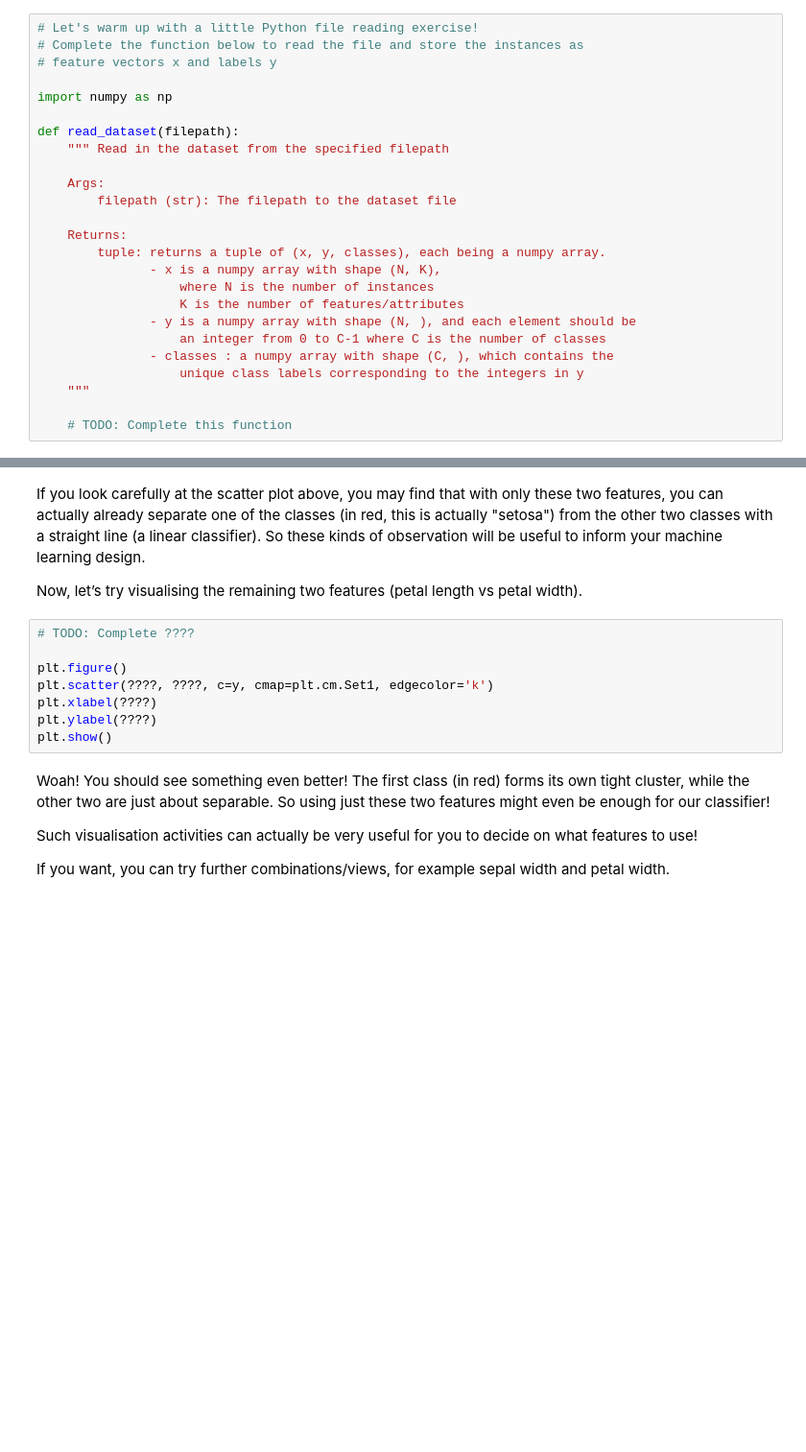
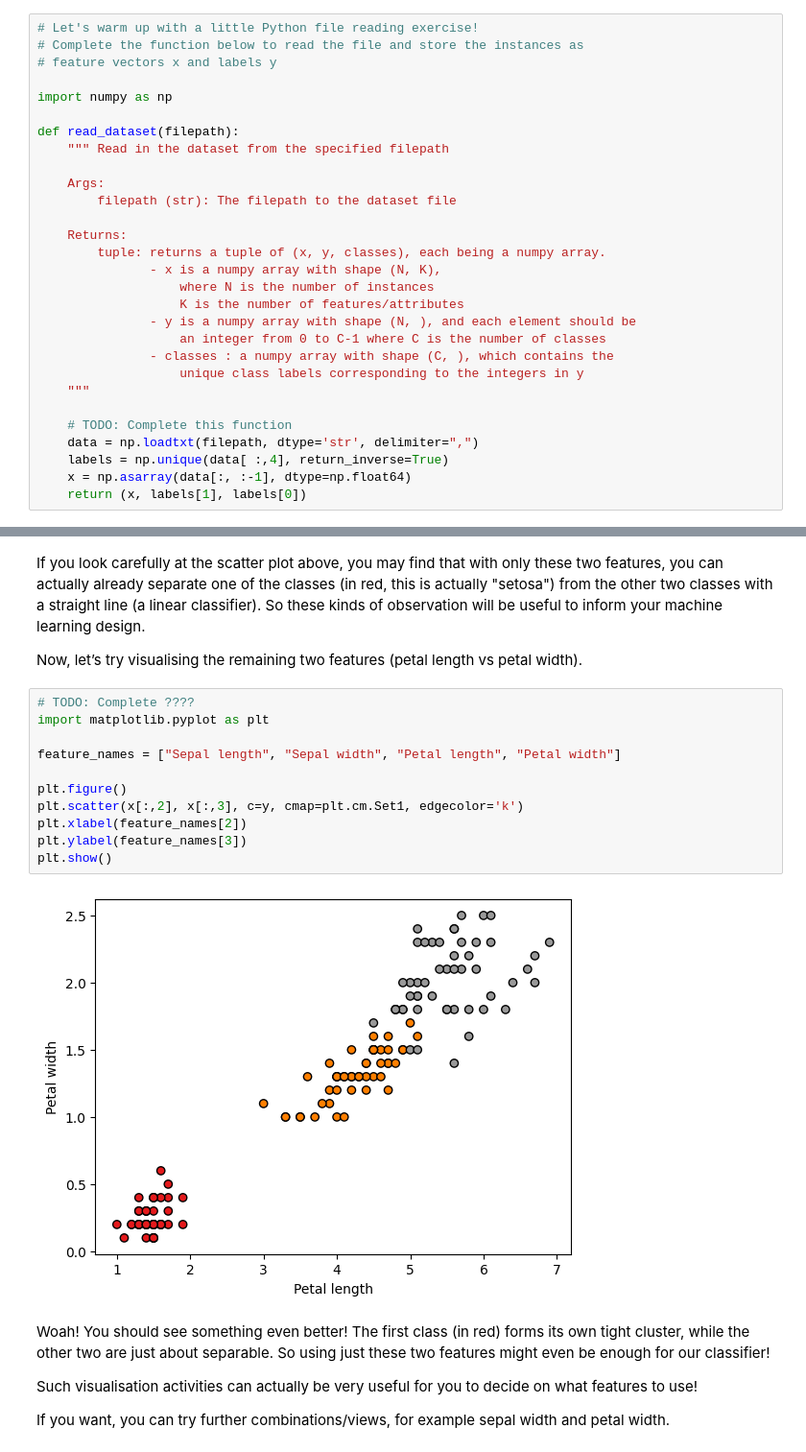
Before and after one commit to StevenChenWaiHo/Imperial-MachineLearning, a Jupyter notebook: lab1.ipynb, the cells around one changed output, grey strips where cells are left out. Shown at 96% size. Saved outputs shown, nothing was run; the diff lists cells and outputs as text; blank space fills up the shorter version.

```diff
--- a/lab1.ipynb
+++ b/lab1.ipynb
@@ -93,6 +111,10 @@ def read_dataset(filepath):
     """
 
     # TODO: Complete this function
+    data = np.loadtxt(filepath, dtype='str', delimiter=",")
+    labels = np.unique(data[ :,4], return_inverse=True)
+    x = np.asarray(data[:, :-1], dtype=np.float64)
+    return (x, labels[1], labels[0])
 # %% [markdown]
 We are expecting `N` to be 150. So if you happen to end up with 151, you will need to check why and update your code accordingly! (It likely has something to do with a blank line)
 # %%
@@ -150,12 +196,17 @@ If you look carefully at the scatter plot above, you may find that with only the
 Now, let’s try visualising the remaining two features (petal length vs petal width).
 # %%
 # TODO: Complete ????
+import matplotlib.pyplot as plt
+
+feature_names = ["Sepal length", "Sepal width", "Petal length", "Petal width"]
 
 plt.figure()
-plt.scatter(????, ????, c=y, cmap=plt.cm.Set1, edgecolor='k')
-plt.xlabel(????)
-plt.ylabel(????)
+plt.scatter(x[:,2], x[:,3], c=y, cmap=plt.cm.Set1, edgecolor='k')
+plt.xlabel(feature_names[2])
+plt.ylabel(feature_names[3])
 plt.show()
+# %% [output]
+[figure, added]
 # %% [markdown]
 Woah! You should see something even better! The first class (in red) forms its own tight cluster, while the other two are just about separable. So using just these two features might even be enough for our classifier!
 
```
Also changed, not shown: parts of 15 cells of this notebook.
